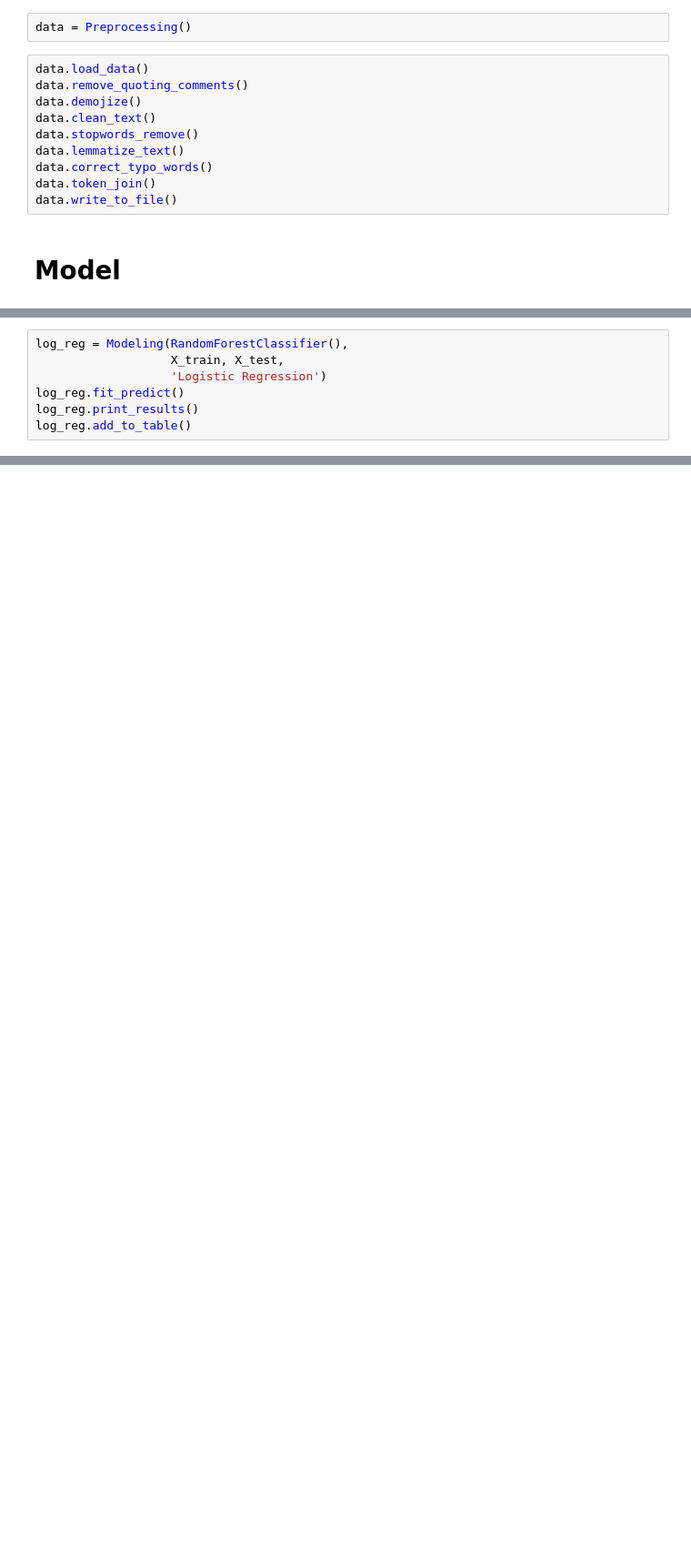
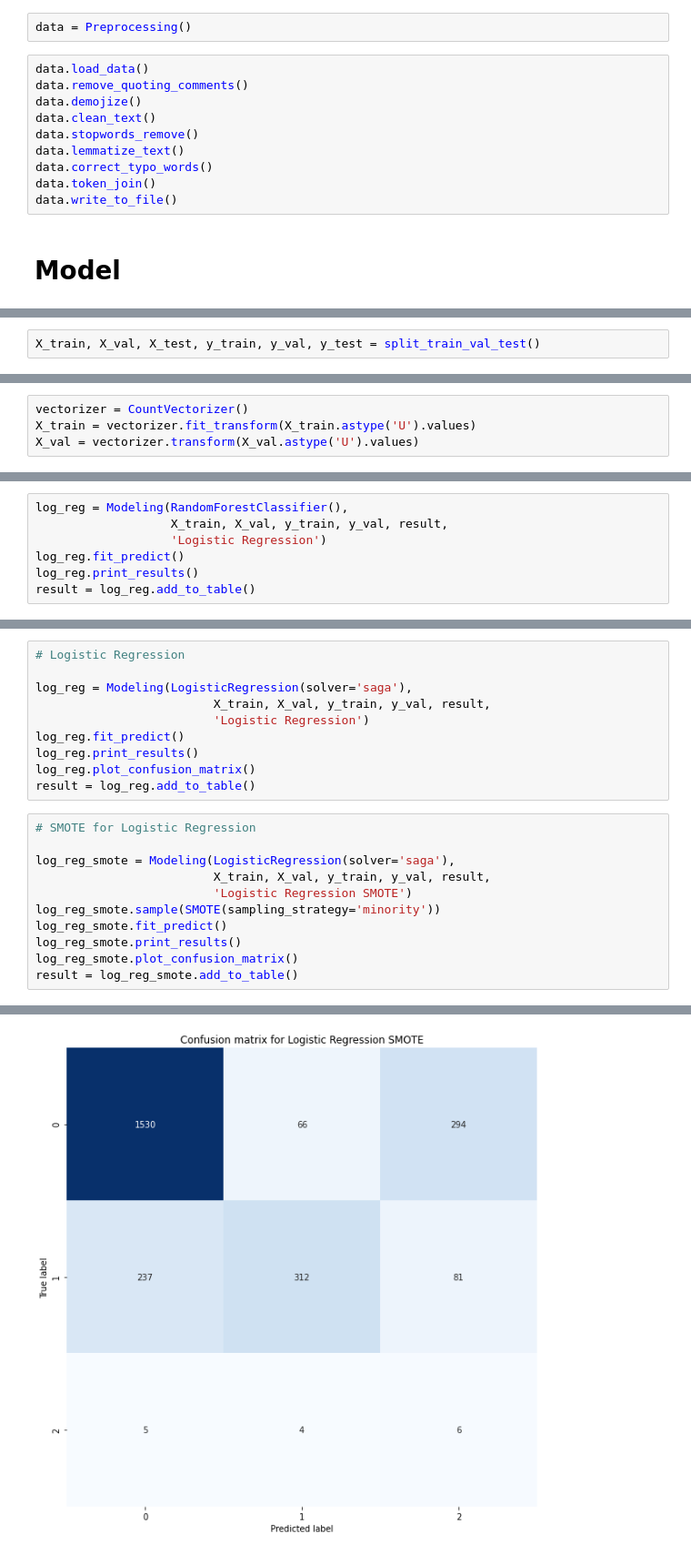
Before and after one commit to PatrykKotulak/Master-thesis, a Jupyter notebook: Hate_Speech_Detection.ipynb, the cells around one changed output, grey strips where cells are left out. Shown at 91% size. Cells and saved outputs as stored; diff of their text form; blank space fills up the shorter version.

```diff
--- a/Hate_Speech_Detection.ipynb
+++ b/Hate_Speech_Detection.ipynb
@@ -209,0 +37,2 @@ from sklearn.ensemble import RandomForestClassifier
+# %%
+X_train, X_val, X_test, y_train, y_val, y_test = split_train_val_test()
@@ -210,3 +45,7 @@ from sklearn.ensemble import RandomForestClassifier
+# %%
+vectorizer = CountVectorizer()
+X_train = vectorizer.fit_transform(X_train.astype('U').values)
+X_val = vectorizer.transform(X_val.astype('U').values)
 # %%
 classifier = RandomForestClassifier(n_estimators=1000, random_state=0)
 classifier.fit(X_train, y_train)
@@ -307,7 +72,7 @@ from sklearn.metrics import precision_recall_curve, roc_curve, auc, log_loss
 # %%
 log_reg = Modeling(RandomForestClassifier(),
-                   X_train, X_test,
+                   X_train, X_val, y_train, y_val, result,
                    'Logistic Regression')
 log_reg.fit_predict()
 log_reg.print_results()
-log_reg.add_to_table()
+result = log_reg.add_to_table()
@@ -315,0 +88,22 @@ log_reg.plot_confusion_matrix_percent()
+# %%
+# Logistic Regression
+
+log_reg = Modeling(LogisticRegression(solver='saga'),
+                         X_train, X_val, y_train, y_val, result,
+                         'Logistic Regression')
+log_reg.fit_predict()
+log_reg.print_results()
+log_reg.plot_confusion_matrix()
+result = log_reg.add_to_table()
+# %%
+# SMOTE for Logistic Regression
+
+log_reg_smote = Modeling(LogisticRegression(solver='saga'),
+                         X_train, X_val, y_train, y_val, result,
+                         'Logistic Regression SMOTE')
+log_reg_smote.sample(SMOTE(sampling_strategy='minority'))
+log_reg_smote.fit_predict()
+log_reg_smote.print_results()
+log_reg_smote.plot_confusion_matrix()
+result = log_reg_smote.add_to_table()
+# %% [output]
@@ -315,0 +121 @@ log_reg.plot_confusion_matrix_percent()
+[figure, added]
```
Also changed, not shown: parts of 48 cells of this notebook, 11 other files.
